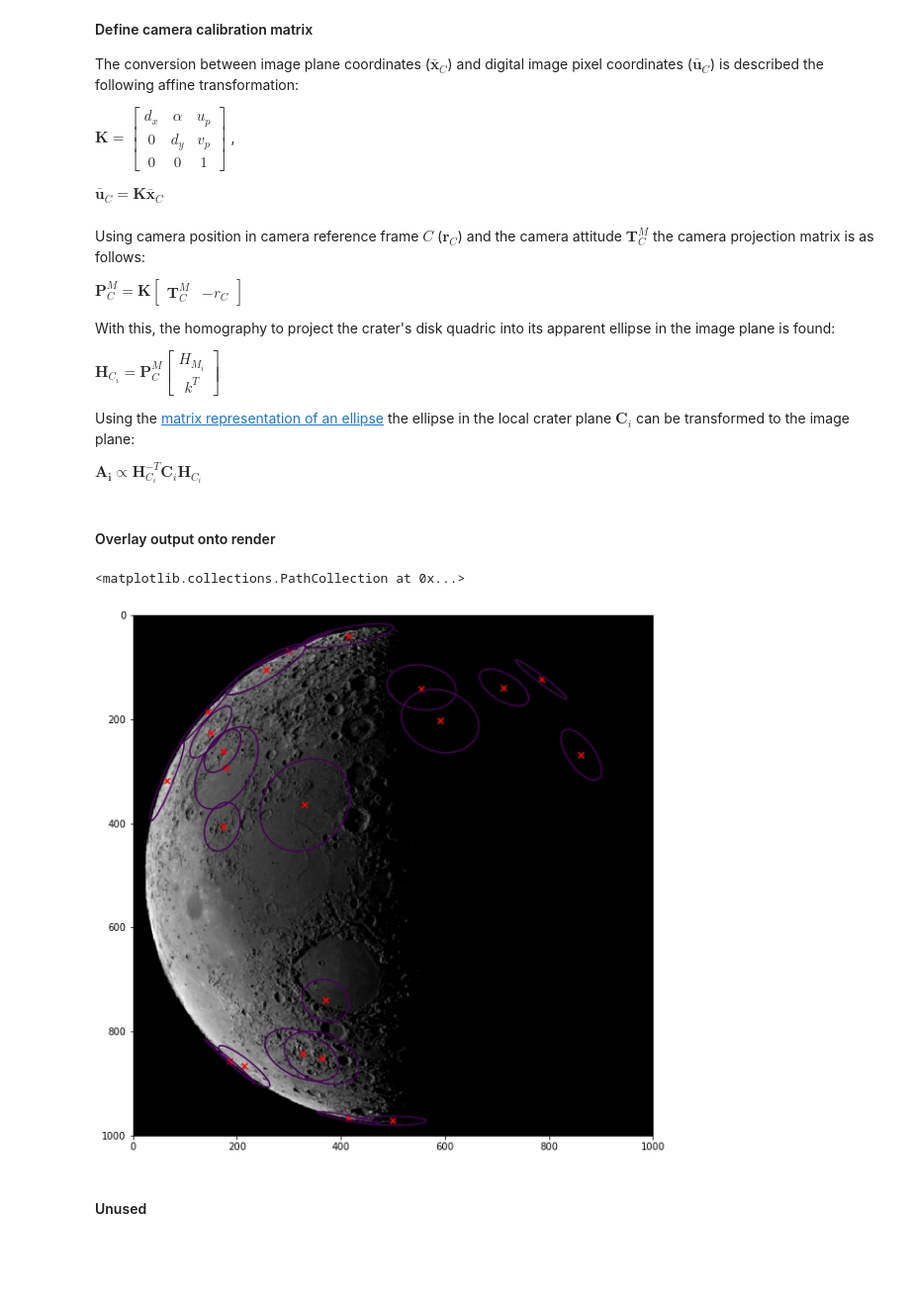
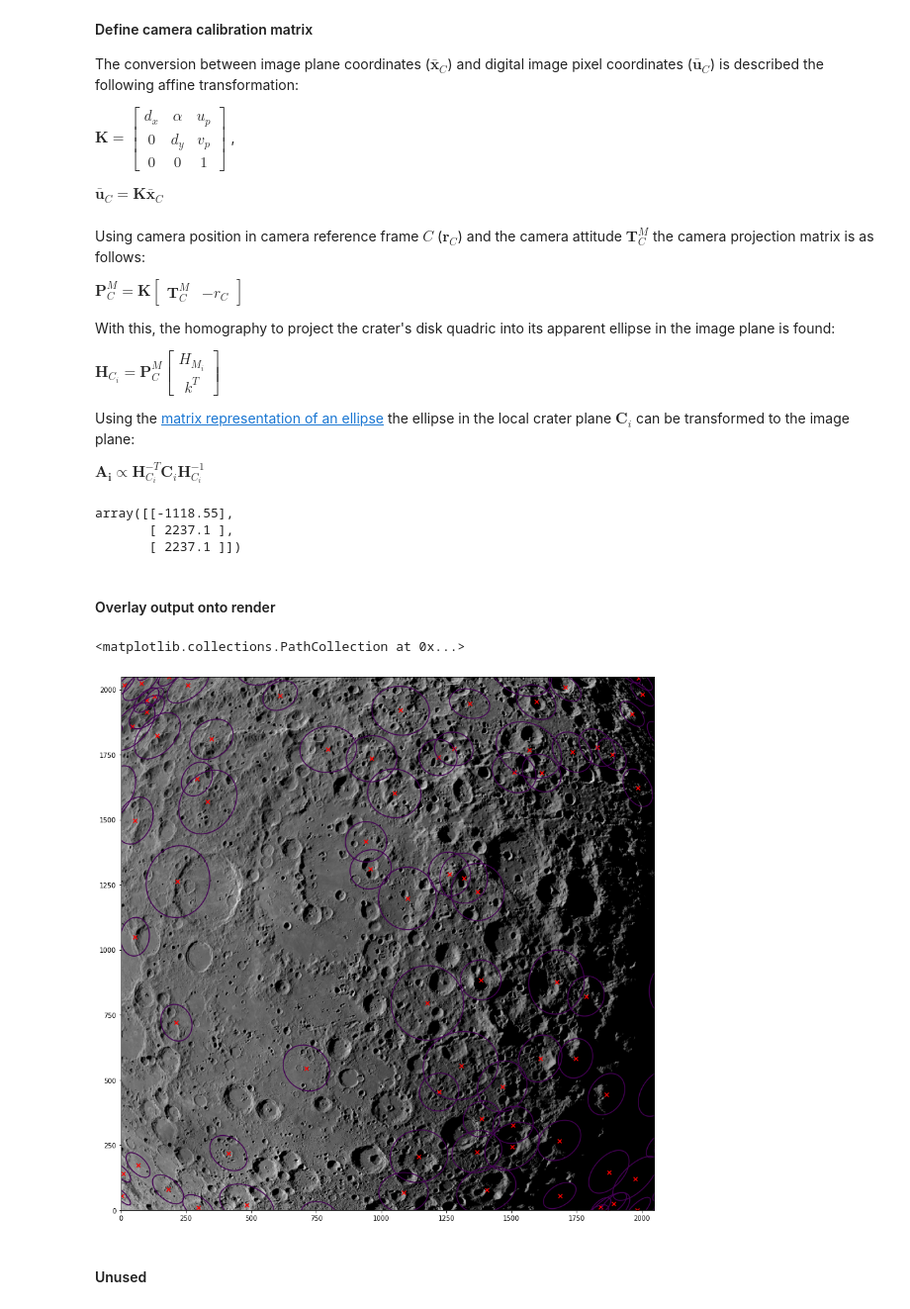
Before and after one commit to wdoppenberg/crater-detection, a Jupyter notebook: notebooks/projection.ipynb, the cells around one changed output. Shown at 99% size. Saved outputs shown, nothing was run; the diff lists cells and outputs as text; code cells hidden in the pictures; blank space fills up the shorter version.

```diff
--- a/notebooks/projection.ipynb
+++ b/notebooks/projection.ipynb
@@ -10,6 +10,7 @@ from matplotlib import pyplot as plt
 from scipy.spatial.transform import Rotation as R
 from surrender.geometry import vec3, vec4, MatToQuat, gaussian
 from surrender.surrender_client import surrender_client
+from astropy.coordinates import cartesian_to_spherical, spherical_to_cartesian
 
 from craterdetection.matching.database import extract_robbins_dataset, load_craters
 from craterdetection.matching.projective_invariants import crater_representation, matrix_adjugate
@@ -21,7 +22,7 @@ _KERNEL_ROOT = Path('../data/spice_kernels')
 sun_radius = 696342000
 ua2km = 149597870.700
 ua = ua2km * 1e3
-R_moon = 1737.4
+R_moon = 1737.1
 # %%
 def download_kernel(file_path, base_url=_BASE_URL, base_folder=_KERNEL_ROOT):
     if isinstance(file_path, str):
@@ -131,11 +153 @@ ET_DATE = spice.utc2et(DATE)
-# %%
-MOON_POS = vec3(0, 0, 0)
-
-SUN_POS_REL_MOON, _ = spice.spkpos(targ='SUN', et=ET_DATE, ref='MOON_PA', abcorr='NONE', obs='MOON')
-SUN_POS_REL_MOON *= 1e3  # Convert to m
-
-EARTH_POS_REL_MOON, _ = spice.spkpos(targ='EARTH', et=ET_DATE, ref='MOON_PA', abcorr='NONE', obs='MOON')
-EARTH_POS_REL_MOON *= 1e3  # Convert to m
-
-dist = R_moon*1e3 + 3000e3
 # %%
@@ -189,12 +202,9 @@ $\rho_i \begin{bmatrix}
 # The following extracts all craters with the given parameters and returns their lat, long, psi (angle) in radians, and
 # major and minor axis in km.
 lat, long, major, minor, psi, crater_id = extract_robbins_dataset(
-    load_craters("../data/lunar_crater_database_robbins_2018.csv", diamlims=[200, 350])
+    load_craters("../data/lunar_crater_database_robbins_2018.csv", diamlims=[50, 100])
 )
 
-p_Mi = R_moon*np.array([
-    np.cos(lat)*np.cos(long),
-    np.cos(lat)*np.sin(long),
-    np.sin(lat)
-]).T[..., None]
-T_MC
+p_Mi = np.array(spherical_to_cartesian(R_moon, lat, long)).T[:, :, None]
+visible = LA.norm(p_Mi - r_M, ord=2, axis=(1, 2)) < np.sqrt(LA.norm(r_M)**2 + R_moon**2)
+p_Mi = p_Mi[visible]
@@ -274,42 +280,48 @@ $ \mathbf{H}_{C_i} =  \mathbf{P}^M_C \begin{bmatrix}H_{M_i} \\ k^T \end{bmatrix}
 Using the [matrix representation of an ellipse](https://en.wikipedia.org/wiki/Matrix_representation_of_conic_sections)
 the ellipse in the local crater plane $\mathbf{C}_i$ can be transformed to the image plane:
 
-$ \mathbf{A_i} \propto \mathbf{H}_{C_i}^{-T} \mathbf{C}_i \mathbf{H}_{C_i} $
+$ \mathbf{A_i} \propto \mathbf{H}_{C_i}^{-T} \mathbf{C}_i \mathbf{H}_{C_i}^{-1} $
 # %%
-r_M = pos_cam[:, None]/1e3
+T_MC = LA.inv(T_CM)
 r_C = T_MC @ r_M
 # P_MC = K @ np.concatenate((T_MC, -r_C), axis=1)
-P_MC = K @ T_MC @ np.concatenate((np.identity(3), r_M), axis=1)
+P_MC = K @ T_MC @ np.concatenate((np.identity(3), -r_M), axis=1)
 H_Ci = P_MC @ np.concatenate((H_Mi, np.tile(k.T[None, ...], (len(H_Mi), 1, 1))), axis=1)
 
-C_i = crater_representation(0, 0, major, minor, psi)
-A_i = (LA.inv(H_Ci.transpose(0, 2, 1)) @ C_i) @ LA.inv(H_Ci)
+C_i = crater_representation(0, 0, major[visible], minor[visible], psi[visible])
+A_i =  LA.inv(H_Ci).transpose(0, 2, 1) @ C_i @ LA.inv(H_Ci)
+# %%
+r_M
+# %% [output]
+array([[-1118.55],
+       [ 2237.1 ],
+       [ 2237.1 ]])
 # %% [markdown]
 #### Overlay output onto render
 # %%
 def ellipse_from_matrix(x, y, matrix):
     A_ = matrix[0, 0]
     C_ = matrix[1, 1]
     G_ = matrix[2, 2]
     B_ = 2*matrix[1, 0]
     D_ = 2*matrix[2, 0]
     F_ = 2*matrix[2, 1]
     return A_*(x**2) + B_*x*y + C_*(y**2) + D_*x + F_*y + G_
 x_plot = np.linspace(0, N[0], 500)
 y_plot = np.linspace(0, N[1], 500)
 x_plot, y_plot = np.meshgrid(x_plot, y_plot)
 
 crater_centers = (H_Ci @ np.array([0, 0, 1]) / (H_Ci @ np.array([0, 0, 1]))[:, -1][:, None])[:, :2]
 # c = xy_homogeneous.transpose(0, 2, 1) @ A_i[:, None, ...] @ xy_homogeneous
-fig, ax = plt.subplots(figsize=(10, 10), subplot_kw={'aspect': 'equal'})
+fig, ax = plt.subplots(figsize=(15, 15), subplot_kw={'aspect': 'equal'})
 # Set axes according to camera pixel space convention
-ax.set_xlim(0, 1000)
-ax.set_ylim(1000, 0)
+ax.set_xlim(0, N[0])
+ax.set_ylim(0, N[1])
 ax.imshow(im, aspect='equal', interpolation='none', cmap='gray')
 
 for A_ii in A_i:
     ax.contour(x_plot, y_plot, ellipse_from_matrix(x_plot, y_plot, A_ii), [0])
 ax.scatter(*crater_centers.T, c='r', marker='x')
 # %% [output]
 <matplotlib.collections.PathCollection at 0x...>
-[figure, old version]
+[figure, new version]
```
Also changed, not shown: parts of 7 cells of this notebook.
